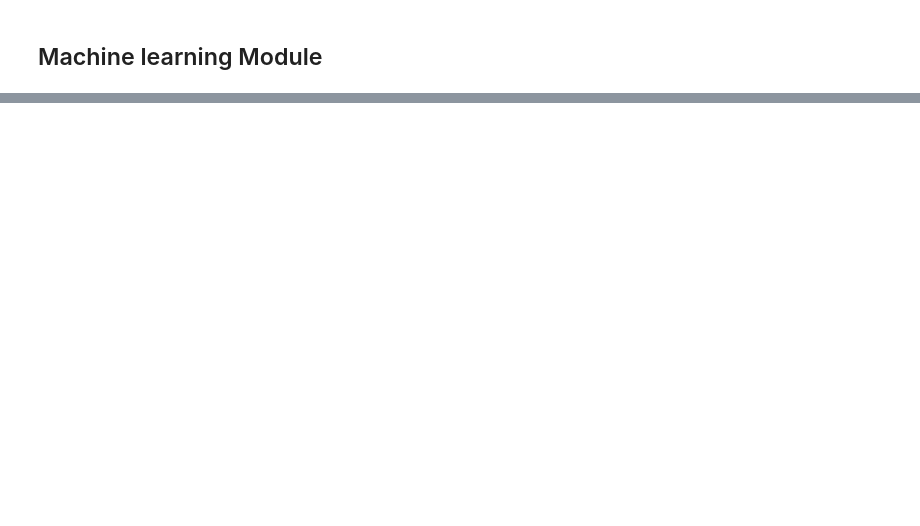
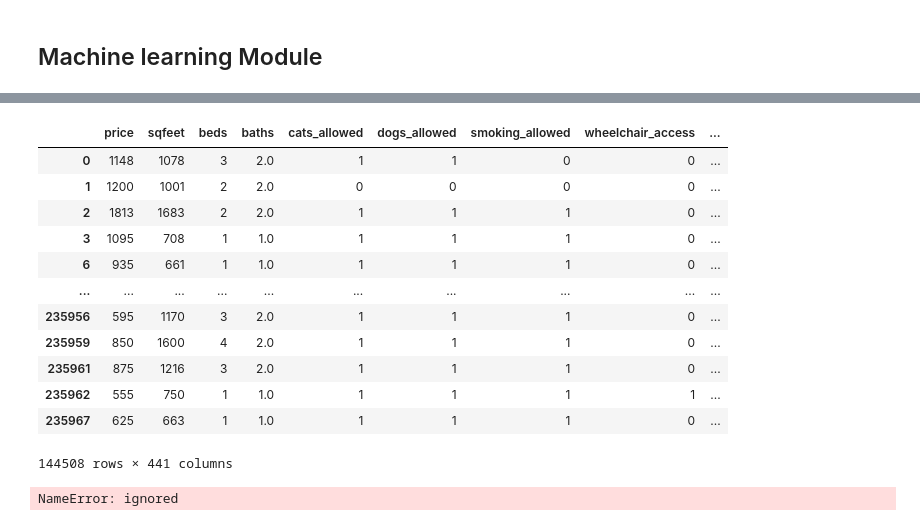
Before and after one commit to diana-arango/Real_estate_team, a Jupyter notebook: Real_Estate_Team.ipynb, the cells around one changed output, grey strips where cells are left out. Drawn from its saved outputs; the diff is of its cells as text; code cells hidden in the pictures; blank space fills up the shorter version.

```diff
--- a/Real_Estate_Team.ipynb
+++ b/Real_Estate_Team.ipynb
@@ -289,8 +365,8 @@ encode_df_parking.head()
 # %%
-df=df.merge(encode_df_region,left_index=True,right_index=True).drop("region",1)
+new_clean_housing_df=new_clean_housing_df.merge(encode_df_region,left_index=True,right_index=True).drop("region",1)
 # %%
-df=df.merge(encode_df_type,left_index=True,right_index=True).drop("type",1)
+new_clean_housing_df=new_clean_housing_df.merge(encode_df_type,left_index=True,right_index=True).drop("type",1)
 # %%
-df=df.merge(encode_df_laundry,left_index=True,right_index=True).drop("laundry_options",1)
+new_clean_housing_df=new_clean_housing_df.merge(encode_df_laundry,left_index=True,right_index=True).drop("laundry_options",1)
 # %%
-df=df.merge(encode_df_parking,left_index=True,right_index=True).drop("parking_options",1)
+new_clean_housing_df=new_clean_housing_df.merge(encode_df_parking,left_index=True,right_index=True).drop("parking_options",1)
@@ -299,3 +373,19 @@ df
+# %%
+new_clean_housing_df
+# %% [output]
+|  | price | sqfeet | beds | baths | cats_allowed | dogs_allowed | smoking_allowed | wheelchair_access | ... |
+| 0 | 1148 | 1078 | 3 | 2.0 | 1 | 1 | 0 | 0 | ... |
+| 1 | 1200 | 1001 | 2 | 2.0 | 0 | 0 | 0 | 0 | ... |
+| 2 | 1813 | 1683 | 2 | 2.0 | 1 | 1 | 1 | 0 | ... |
+| 3 | 1095 | 708 | 1 | 1.0 | 1 | 1 | 1 | 0 | ... |
+| 6 | 935 | 661 | 1 | 1.0 | 1 | 1 | 1 | 0 | ... |
+| ... | ... | ... | ... | ... | ... | ... | ... | ... | ... |
+| 235956 | 595 | 1170 | 3 | 2.0 | 1 | 1 | 1 | 0 | ... |
+| 235959 | 850 | 1600 | 4 | 2.0 | 1 | 1 | 1 | 0 | ... |
+| 235961 | 875 | 1216 | 3 | 2.0 | 1 | 1 | 1 | 0 | ... |
+| 235962 | 555 | 750 | 1 | 1.0 | 1 | 1 | 1 | 1 | ... |
+| 235967 | 625 | 663 | 1 | 1.0 | 1 | 1 | 1 | 0 | ... |
+144508 rows × 441 columns
 # %%
 # Create our features
 from sklearn.model_selection import train_test_split
@@ -318,11 +408,13 @@ replace_price = list(price_counts[price_counts < 500].index)
 
 # Replace in DataFrame
 for price in replace_price:
-    df.price= df.price.replace(price,"Other")
+    new_clean_housing_df.price= new_clean_housing_df.price.replace(price,"Other")
 
 
 # Check to make sure binning was successful
-df.price.value_counts()
+new_clean_housing_df.price.value_counts()
+# %% [output]
+NameError: ignored
 # %%
 from sklearn.model_selection import train_test_split
 # YOUR CODE HERE
```
Also changed, not shown: parts of 11 cells of this notebook.
